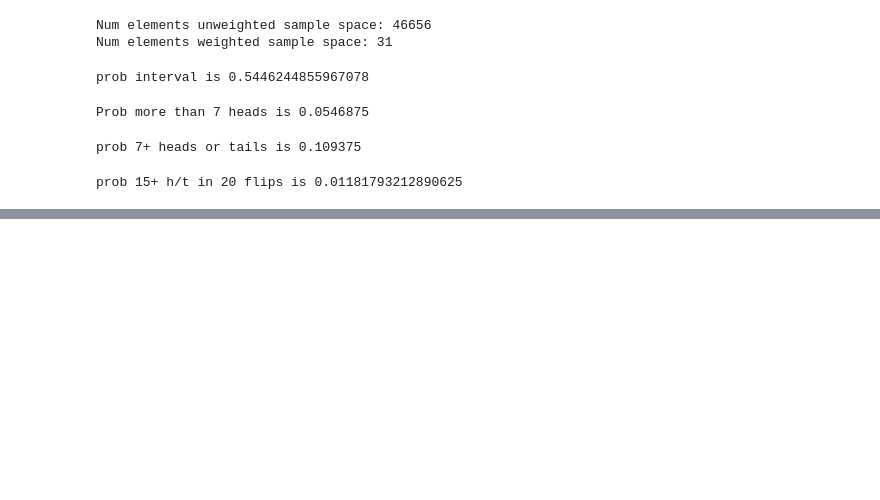
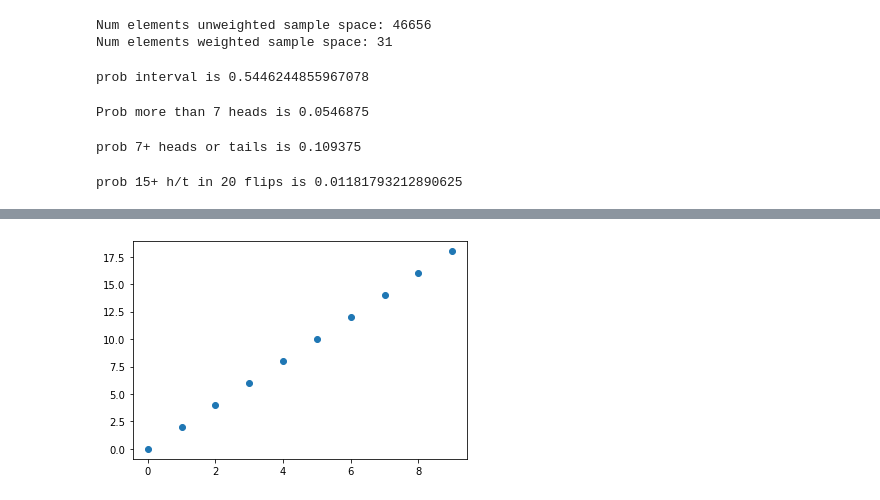
Before and after one commit to slp22/case-studies, a Jupyter notebook: book_camp_1.ipynb, the cells around one changed output, grey strips where cells are left out. Saved outputs shown, nothing was run; the diff lists cells and outputs as text; code cells hidden in the pictures; blank space fills up the shorter version.

```diff
--- a/book_camp_1.ipynb
+++ b/book_camp_1.ipynb
@@ -264,0 +289,5 @@ prob 15+ h/t in 20 flips is 0.01181793212890625
+# %%
+plt.scatter(x,y)
+plt.show()
+# %% [output]
+[figure, added]
```
Also changed, not shown: parts of 28 cells of this notebook.
